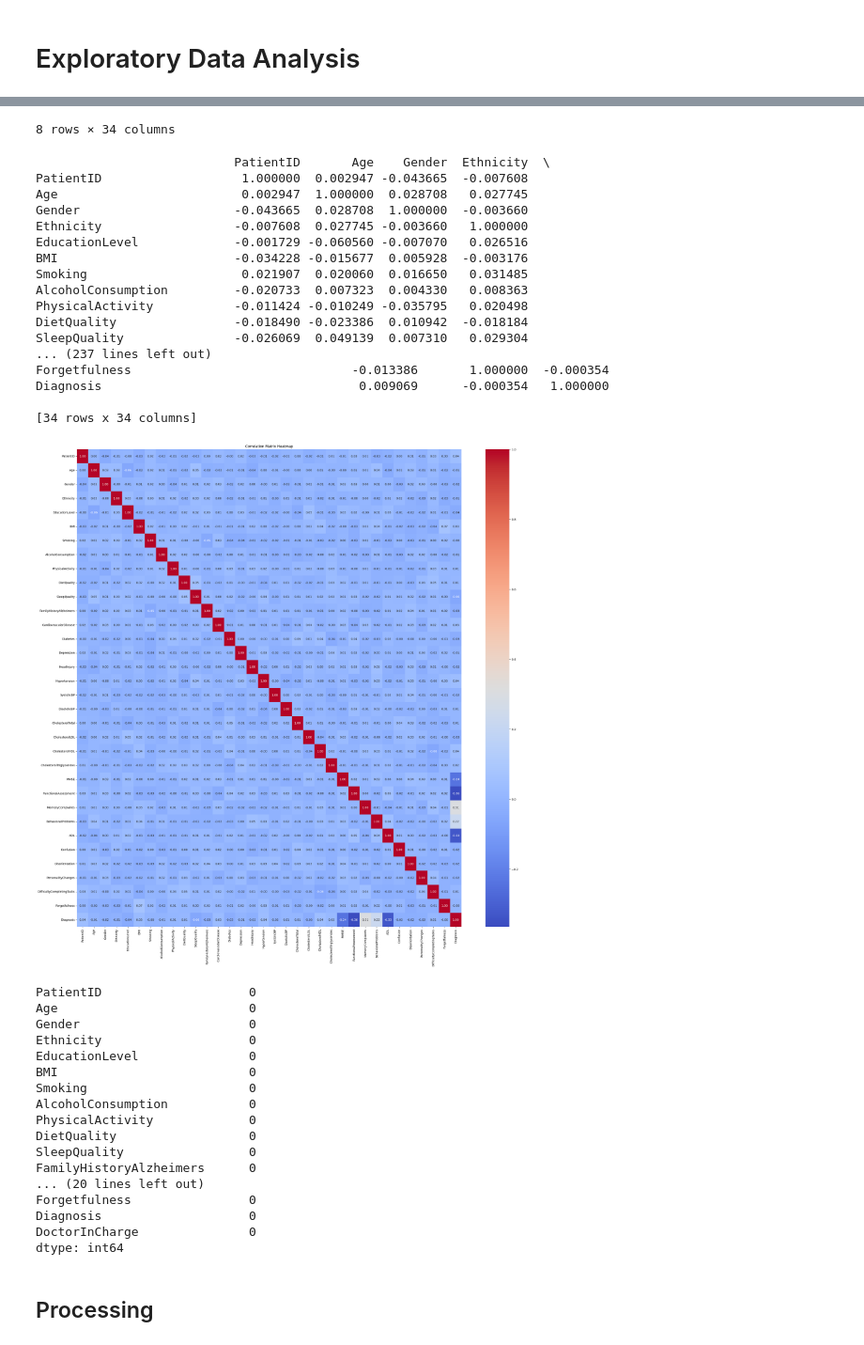
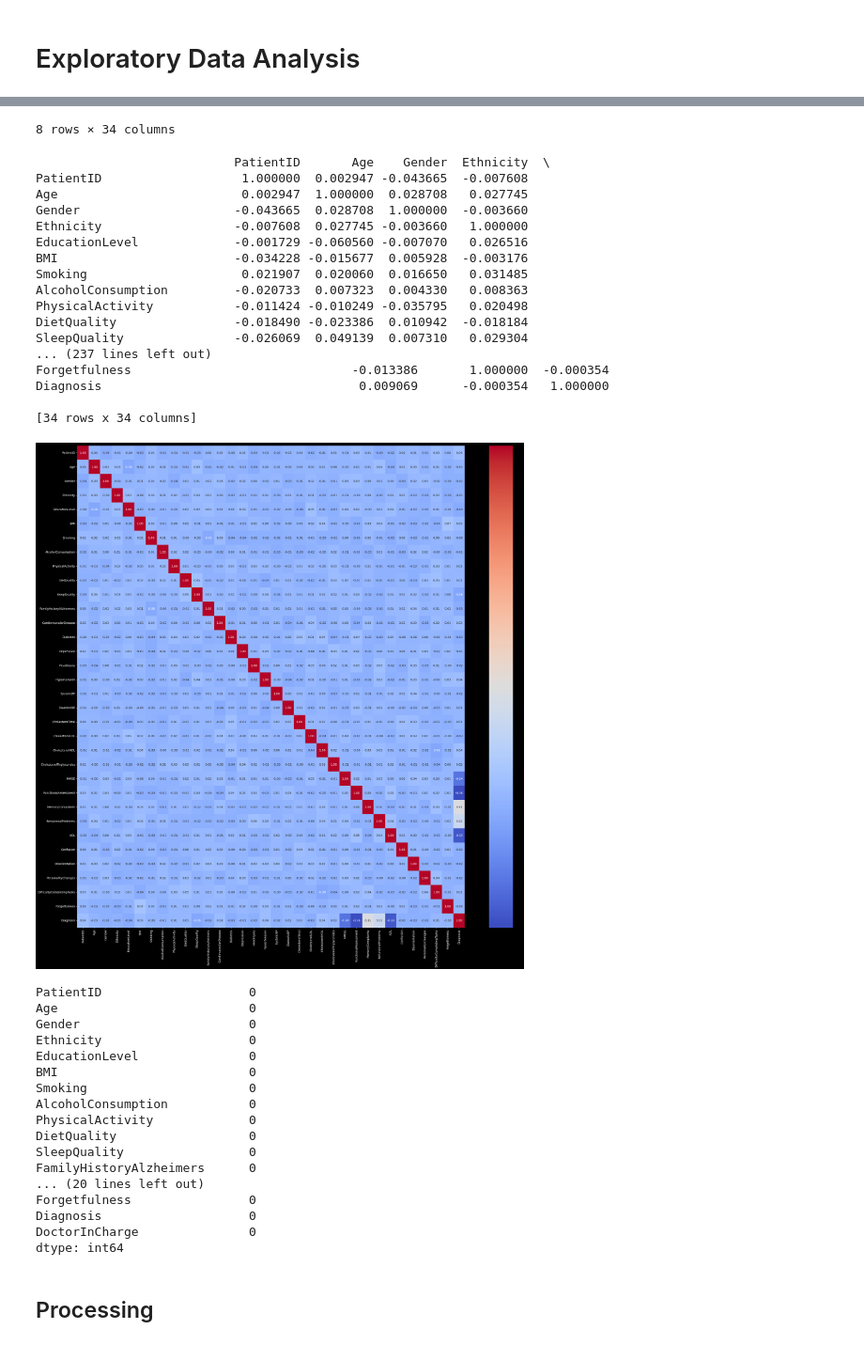
Before and after one commit to Spakshots/NeuroCurve, a Jupyter notebook: NeuroPy/visualization.ipynb, the cells around one changed output, grey strips where cells are left out. Shown at 94% size. Drawn from its saved outputs; the diff is of its cells as text; code cells hidden in the pictures.

Commit message:
black matrix

```diff
--- a/NeuroPy/visualization.ipynb
+++ b/NeuroPy/visualization.ipynb
@@ -35,9 +35,18 @@ display(NeuroCurveOG.describe()) #Look at dataframe
 NeuroCurveOG_numeric = NeuroCurveOG.select_dtypes(include=['number'])
 corr_matrix = NeuroCurveOG_numeric.corr() #create correlation matrix
 print(corr_matrix)
-plt.figure(figsize=(30, 30))
+plt.figure(figsize=(30, 30), facecolor='black')
 sns.heatmap(corr_matrix, annot=True, fmt=".2f", cmap='coolwarm')
-plt.title('Correlation Matrix Heatmap')
+
+ax = plt.gca()
+
+for spine in ax.spines.values():
+    spine.set_linewidth(2.5)
+    spine.set_color('white')
+
+    ax.tick_params(axis='x', colors='white')
+    ax.tick_params(axis='y', colors='white')
+
 plt.show()
 NeuroCurveOG.isnull().sum() #check for nulls
 # %% [output]
@@ -66,34 +75,34 @@ Data columns (total 35 columns):
 dtypes: float64(12), int64(22), object(1)
 memory usage: 587.7+ KB
 None
 |  | PatientID | Age | Gender | Ethnicity | EducationLevel | BMI | Smoking | AlcoholConsumption | ... |
 | count | 2149.000000 | 2149.000000 | 2149.000000 | 2149.000000 | 2149.000000 | 2149.000000 | 2149.000000 | 2149.000000 | ... |
 | mean | 5825.000000 | 74.908795 | 0.506282 | 0.697534 | 1.286645 | 27.655697 | 0.288506 | 10.039442 | ... |
 | std | 620.507185 | 8.990221 | 0.500077 | 0.996128 | 0.904527 | 7.217438 | 0.453173 | 5.757910 | ... |
 | min | 4751.000000 | 60.000000 | 0.000000 | 0.000000 | 0.000000 | 15.008851 | 0.000000 | 0.002003 | ... |
 | 25% | 5288.000000 | 67.000000 | 0.000000 | 0.000000 | 1.000000 | 21.611408 | 0.000000 | 5.139810 | ... |
 | 50% | 5825.000000 | 75.000000 | 1.000000 | 0.000000 | 1.000000 | 27.823924 | 0.000000 | 9.934412 | ... |
 | 75% | 6362.000000 | 83.000000 | 1.000000 | 1.000000 | 2.000000 | 33.869778 | 1.000000 | 15.157931 | ... |
 | max | 6899.000000 | 90.000000 | 1.000000 | 3.000000 | 3.000000 | 39.992767 | 1.000000 | 19.989293 | ... |
 8 rows × 34 columns
                            PatientID       Age    Gender  Ethnicity  \
 PatientID                   1.000000  0.002947 -0.043665  -0.007608
 Age                         0.002947  1.000000  0.028708   0.027745
 Gender                     -0.043665  0.028708  1.000000  -0.003660
 Ethnicity                  -0.007608  0.027745 -0.003660   1.000000
 EducationLevel             -0.001729 -0.060560 -0.007070   0.026516
 BMI                        -0.034228 -0.015677  0.005928  -0.003176
 Smoking                     0.021907  0.020060  0.016650   0.031485
 AlcoholConsumption         -0.020733  0.007323  0.004330   0.008363
 PhysicalActivity           -0.011424 -0.010249 -0.035795   0.020498
 DietQuality                -0.018490 -0.023386  0.010942  -0.018184
 SleepQuality               -0.026069  0.049139  0.007310   0.029304
 ... (237 lines left out)
 Forgetfulness                              -0.013386       1.000000  -0.000354
 Diagnosis                                   0.009069      -0.000354   1.000000
 
 [34 rows x 34 columns]
-[figure, old version]
+[figure, new version]
 PatientID                    0
 Age                          0
 Gender                       0
```
Also changed, not shown: parts of 1 cell of this notebook, 1 other file.
